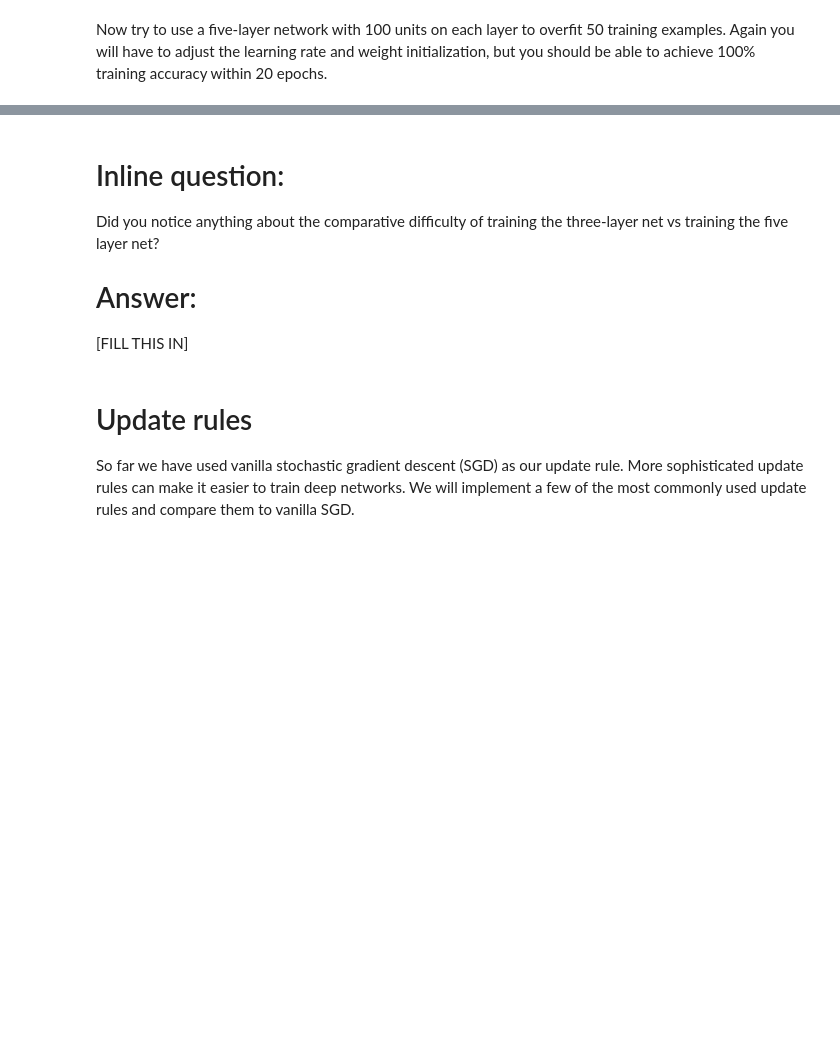
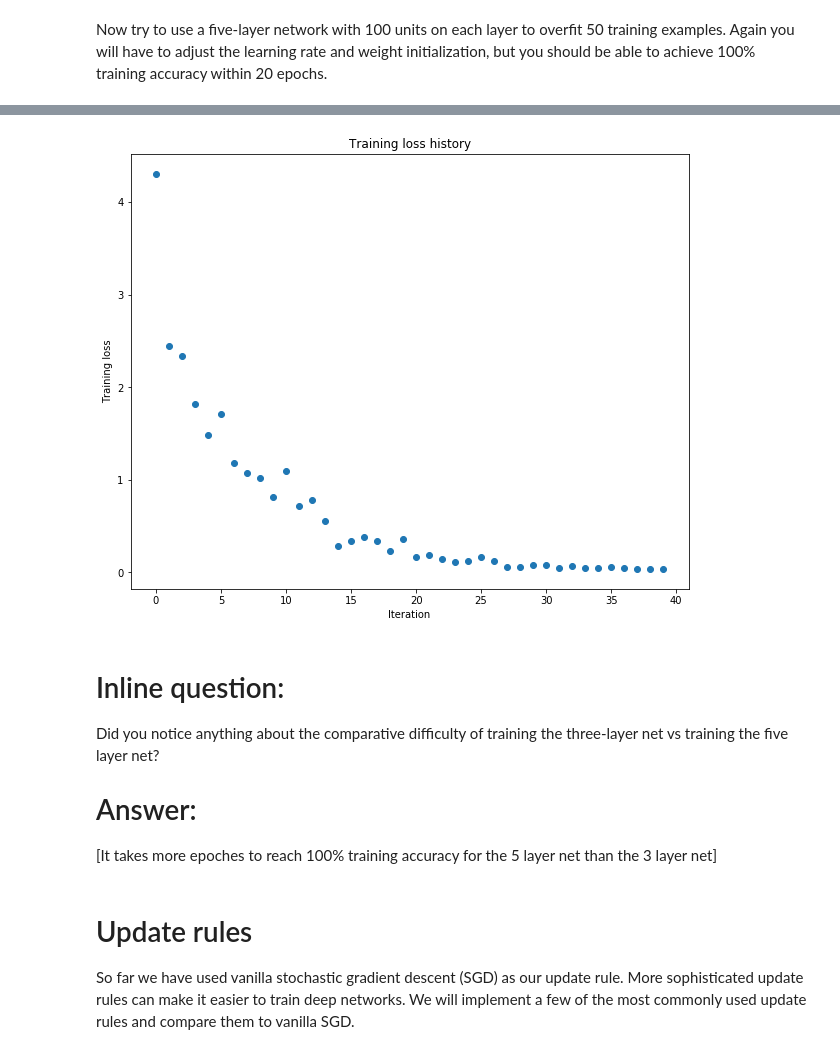
Before and after one commit to dbxmcf/cs231n_assign1, a Jupyter notebook: assignment2/FullyConnectedNets.ipynb, the cells around one changed output, grey strips where cells are left out. Drawn from its saved outputs; the diff is of its cells as text; code cells hidden in the pictures; blank space fills up the shorter version.

Commit message:
done all layer grads

```diff
--- a/assignment2/FullyConnectedNets.ipynb
+++ b/assignment2/FullyConnectedNets.ipynb
@@ -466,21 +501,27 @@ small_data = {
   'y_val': data['y_val'],
 }
 
-learning_rate = 1e-3
-weight_scale = 1e-5
-model = FullyConnectedNet([100, 100, 100, 100],
-                weight_scale=weight_scale, dtype=np.float64)
-solver = Solver(model, small_data,
-                print_every=10, num_epochs=20, batch_size=25,
-                update_rule='sgd',
-                optim_config={
-                  'learning_rate': learning_rate,
-                }
-         )
-solver.train()
+#learning_rate = 1e-3
+#weight_scale = 1e-5
+weight_scale_vals  = [4.6e-2] #np.logspace(-3,2,10)
+learning_rate_vals = [1e-2] #np.logspace(-4,2,10)
+for ws in weight_scale_vals:
+    for lr in learning_rate_vals:
+        print('ws=%.3e,lr=%.3e' % (ws,lr))
+        model = FullyConnectedNet([100, 100, 100, 100],
+                        weight_scale=ws, dtype=np.float64)
+        solver = Solver(model, small_data,
+                        print_every=10, num_epochs=20, batch_size=25,
+                        update_rule='sgd',
+                        optim_config={
+                          'learning_rate': lr,
+                        }
+                 )
+        solver.train()
 
 plt.plot(solver.loss_history, 'o')
 plt.title('Training loss history')
 plt.xlabel('Iteration')
 plt.ylabel('Training loss')
 plt.show()
+# %% [output]
@@ -487,9 +545,10 @@ plt.show()
+[figure, added]
 # %% [markdown]
 # Inline question:
 Did you notice anything about the comparative difficulty of training the three-layer net vs training the five layer net?
 
 # Answer:
-[FILL THIS IN]
+[It takes more epoches to reach 100% training accuracy for the 5 layer net than the 3 layer net]
 # %% [markdown]
 # Update rules
 So far we have used vanilla stochastic gradient descent (SGD) as our update rule. More sophisticated update rules can make it easier to train deep networks. We will implement a few of the most commonly used update rules and compare them to vanilla SGD.
```
Also changed, not shown: parts of 3 cells of this notebook, 1 other file.
